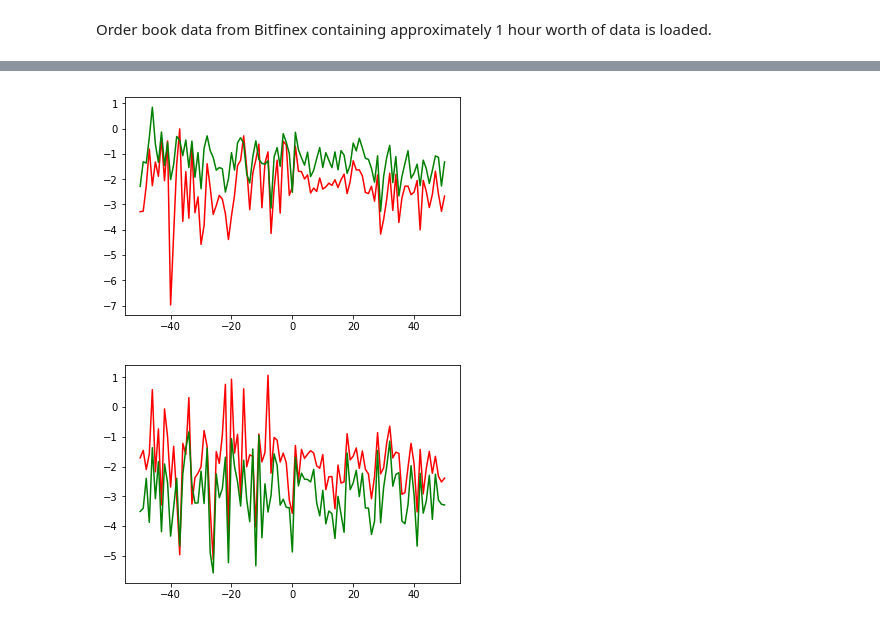
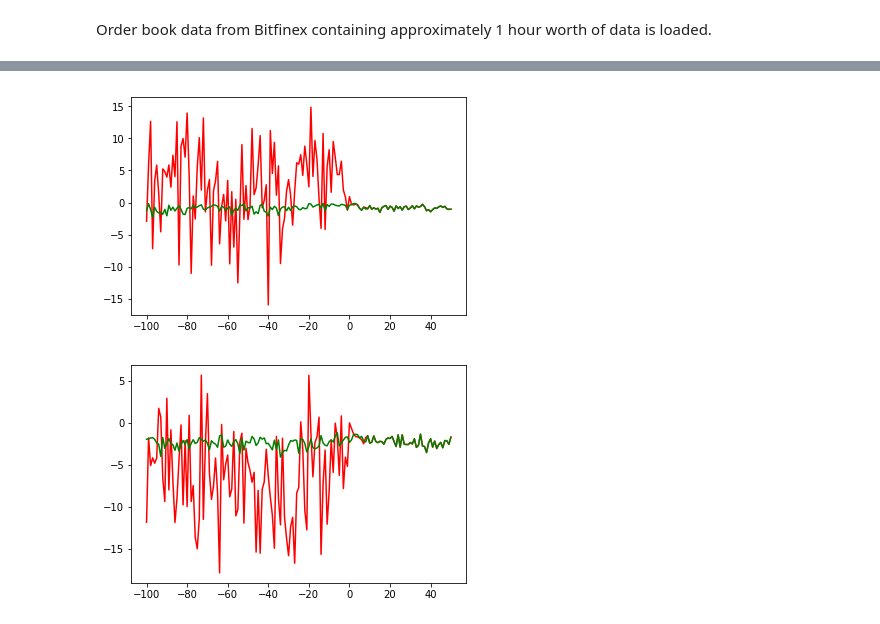
Before and after one commit to mjuchli/ctc-executioner, a Jupyter notebook: notebooks/order_execution_behaviour.ipynb, the cells around one changed output, grey strips where cells are left out. Cells and saved outputs as stored; diff of their text form; code cells hidden in the pictures.

```diff
--- a/notebooks/order_execution_behaviour.ipynb
+++ b/notebooks/order_execution_behaviour.ipynb
@@ -49,9 +52,9 @@ Unlike the authors of [1], we prefer to draw conclusions of an execution with th
 # %%
-def priceReturnCurve(levels=range(-50, 51), crossval=10, force_execution=True):
+def evaluateReturns(levels=range(-100, 51), crossval=10, force_execution=True):
     t = T[-1]
     i = I[-1]
-    y = []
-    y2 = []
+    ys = []
+    ys2 = []
     for level in levels:
         profit = []
         profit2 = []
@@ -72,9 +75,20 @@ def priceReturnCurve(levels=range(-50, 51), crossval=10, force_execution=True):
                 profit.append(paid - refBefore)
                 profit2.append(paid - refAfter)
 
-        y.append(np.mean(profit))
-        y2.append(np.mean(profit2))
+        ys.append(profit)
+        ys2.append(profit2)
     x = levels
+    return (x, ys, ys2)
+
+
+def reject_outliers(data, m=1.5):
+    return data[abs(data - np.mean(data)) < m * np.std(data)]
+
+
+def priceReturnCurve(levels=range(-100, 51), crossval=10, force_execution=True):
+    (x, ys, ys2) = evaluateReturns(levels, crossval, force_execution)
+    y = [np.mean(reject_outliers(np.array(x))) for x in ys]
+    y2 = [np.mean(reject_outliers(np.array(x))) for x in ys2]
     plt.plot(x, y, 'r-')
     plt.plot(x, y2, 'g-')
     plt.show()
@@ -129,14 +163,14 @@ The reason for this stationary behaviour can be explained as follows:
 # %%
-T = [0, 10] #, 120, 240
+T = [0, 120]
 I = [1.0]
 actionSpace = ActionSpace(orderbook, OrderSide.BUY, T, I)
-priceReturnCurve(crossval=10, force_execution=True)
+priceReturnCurve(crossval=25, force_execution=True)
 # %% [output]
-[figure, old version]
+[figure, new version]
 # %%
-T = [0, 10] #, 120, 240
+T = [0, 120]
 I = [1.0]
 actionSpace = ActionSpace(orderbook, OrderSide.SELL, T, I)
-priceReturnCurve(crossval=10, force_execution=True)
+priceReturnCurve(crossval=25, force_execution=True)
 # %% [output]
-[figure, old version]
+[figure, new version]
```
Also changed, not shown: parts of 25 cells of this notebook, 4 other files.
